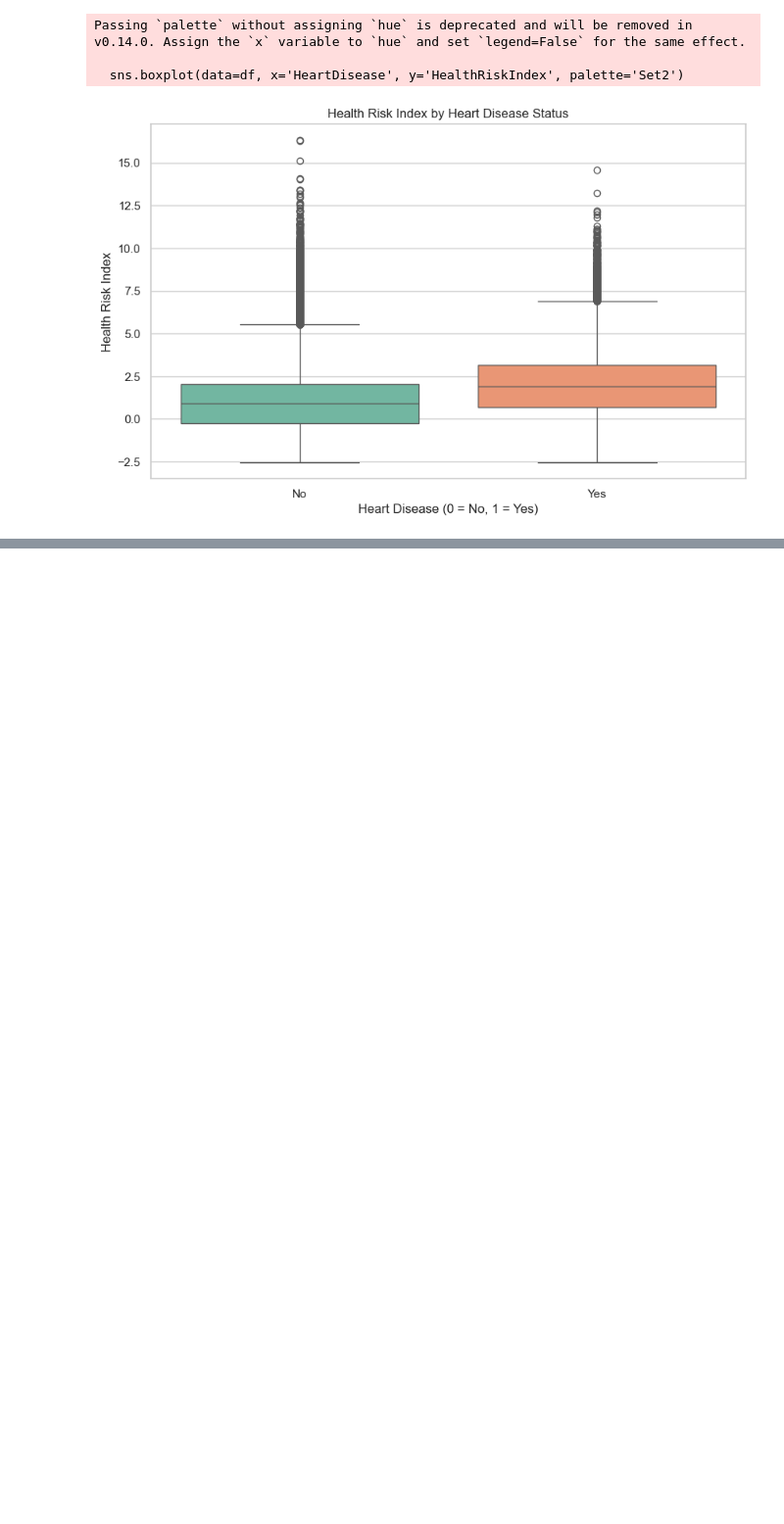
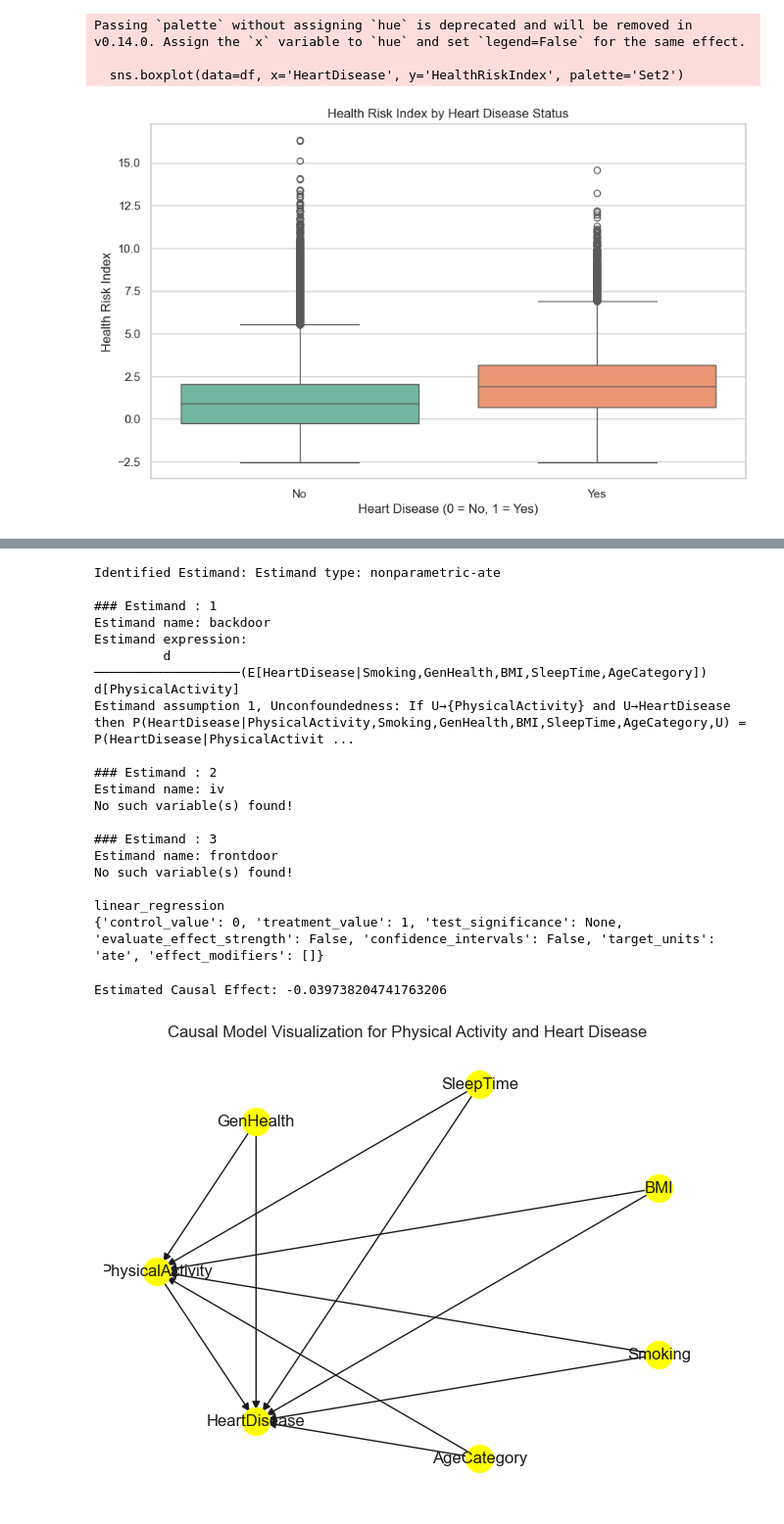
Before and after one commit to sanjna19/CS520_CausalInferenceSanjna, a Jupyter notebook: CS520Project_Refined.ipynb, the cells around one changed output, grey strips where cells are left out. Shown at 98% size. Saved outputs shown, nothing was run; the diff lists cells and outputs as text; code cells hidden in the pictures; blank space fills up the shorter version.

```diff
--- a/CS520Project_Refined.ipynb
+++ b/CS520Project_Refined.ipynb
@@ -10,7 +10,7 @@
 import pandas as pd
 
 # Load the dataset
-df = pd.read_csv('C:/Users/asrit/Downloads/heart_2020_cleaned.csv/heart_2020_cleaned.csv')
+df = pd.read_csv(r'C:\Users\mouni\OneDrive\Documents\CS 520\dataset.csv')
 
 # Display the first few rows
 print(df.head())
@@ -671,0 +745,41 @@ Passing `palette` without assigning `hue` is deprecated and will be removed in v
+# %%
+from dowhy import CausalModel
+
+# Define the causal model
+model = CausalModel(data=encoded_data, treatment=treatment, outcome=outcome, common_causes=confounders)
+
+# Identify the causal effect
+identified_estimand = model.identify_effect()
+print("Identified Estimand:", identified_estimand)
+
+# Estimate the causal effect using linear regression
+estimate = model.estimate_effect(identified_estimand, method_name="backdoor.linear_regression")
+print("Estimated Causal Effect:", estimate.value)
+
+# Visualize the estimated causal effect
+model.view_model()
+plt.title("Causal Model Visualization for Physical Activity and Heart Disease")
+plt.show()
+# %% [output]
+Identified Estimand: Estimand type: nonparametric-ate
+
+### Estimand : 1
+Estimand name: backdoor
+Estimand expression:
+         d
+───────────────────(E[HeartDisease|Smoking,GenHealth,BMI,SleepTime,AgeCategory])
+d[PhysicalActivity]
+Estimand assumption 1, Unconfoundedness: If U→{PhysicalActivity} and U→HeartDisease then P(HeartDisease|PhysicalActivity,Smoking,GenHealth,BMI,SleepTime,AgeCategory,U) = P(HeartDisease|PhysicalActivit ...
+
+### Estimand : 2
+Estimand name: iv
+No such variable(s) found!
+
+### Estimand : 3
+Estimand name: frontdoor
+No such variable(s) found!
+
+linear_regression
+{'control_value': 0, 'treatment_value': 1, 'test_significance': None, 'evaluate_effect_strength': False, 'confidence_intervals': False, 'target_units': 'ate', 'effect_modifiers': []}
+Estimated Causal Effect: -0.039738204741763206
+[figure, added]
```
Also changed, not shown: parts of 5 cells of this notebook.
